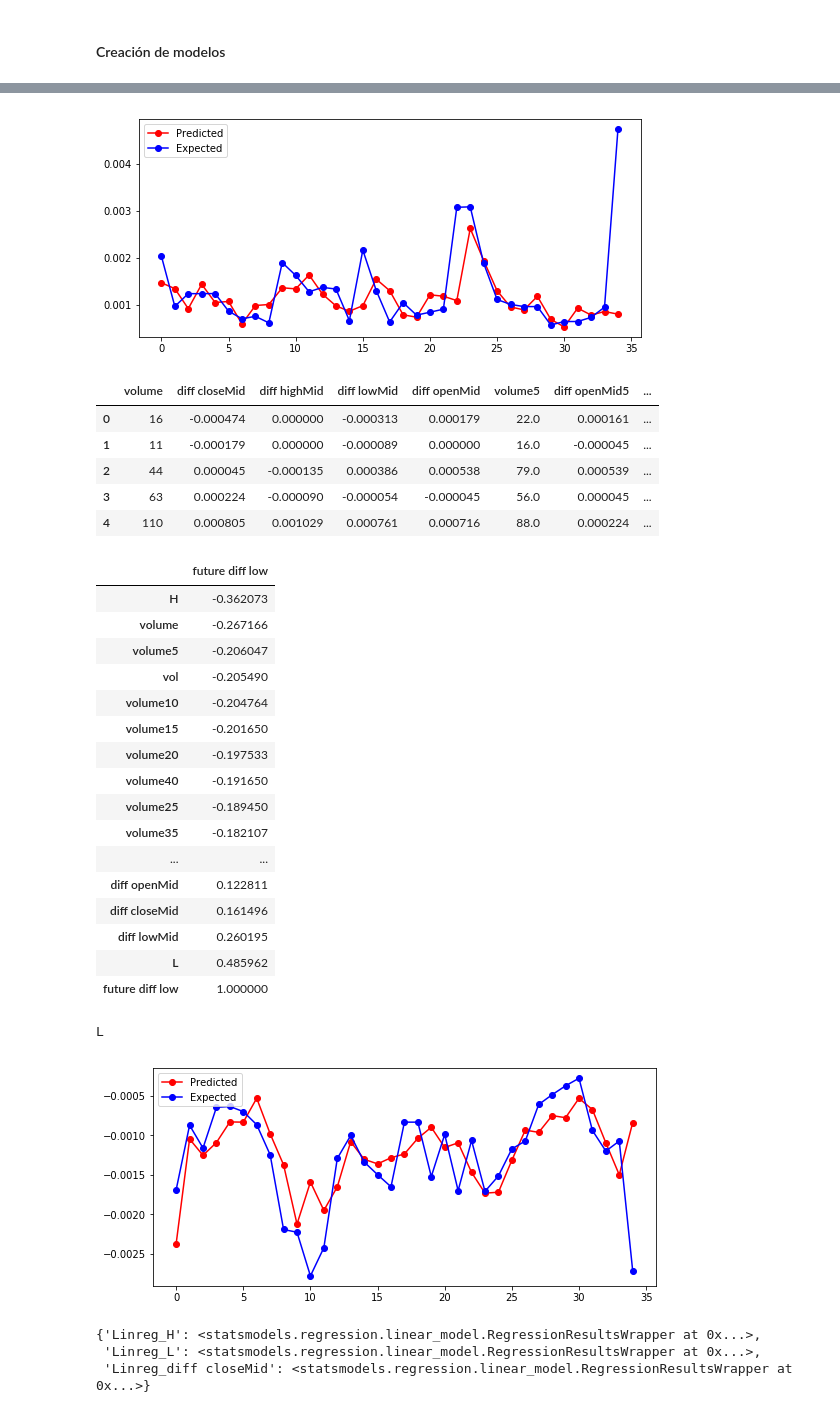
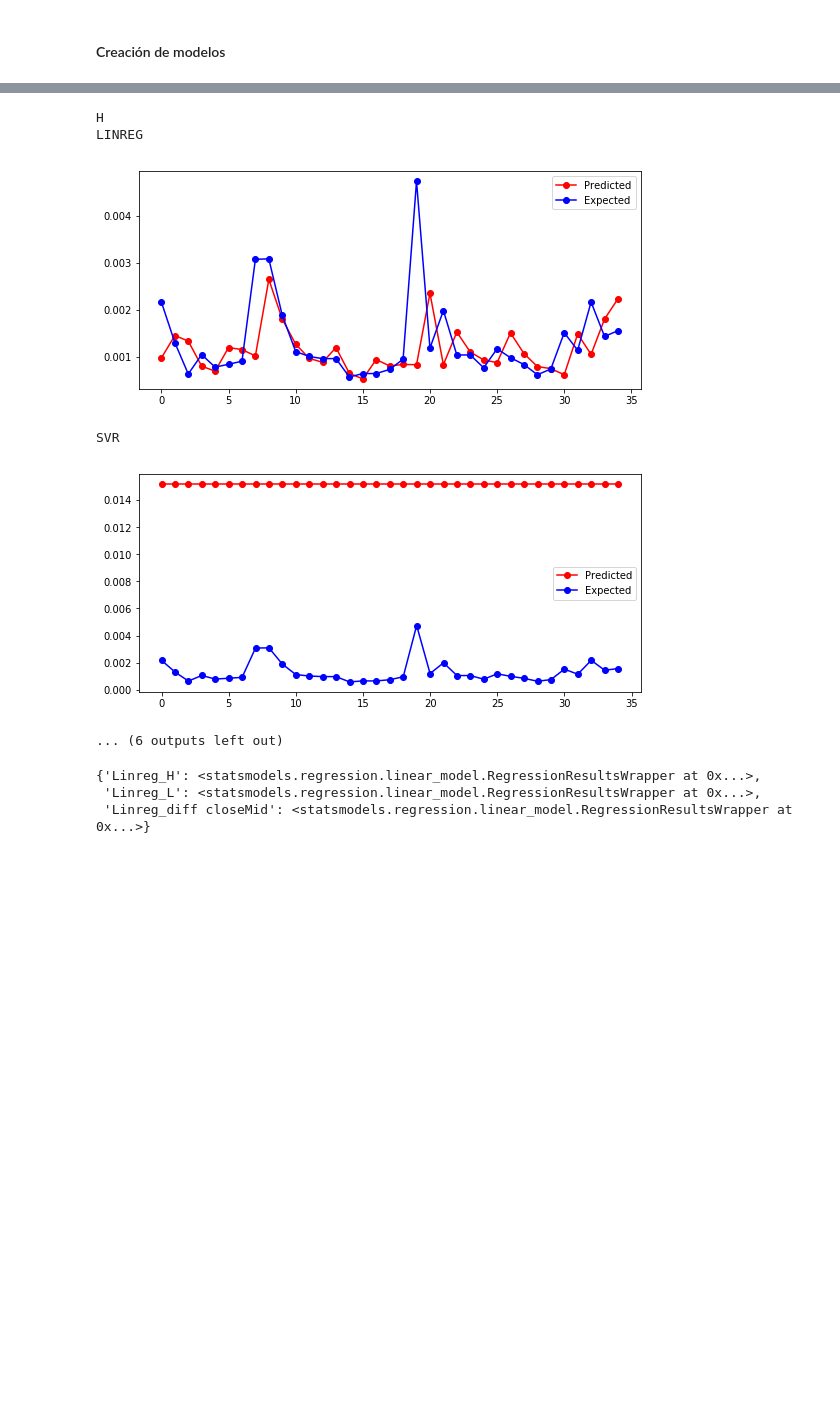
Before and after one commit to FranSerr/stock_prophets, a Jupyter notebook: Notebooks/FX2.ipynb, the cells around one changed output, grey strips where cells are left out. Saved outputs shown, nothing was run; the diff lists cells and outputs as text; code cells hidden in the pictures; blank space fills up the shorter version.

```diff
--- a/Notebooks/FX2.ipynb
+++ b/Notebooks/FX2.ipynb
@@ -527,3 +597,5 @@ df.head()
+# %%
+DF = df.copy()
 # %%
 if pricediff:
     Actuals = ['diff closeMid', 'H', 'L']
@@ -540,6 +612,7 @@ prints = 35
 for actual,response in zip(Actuals, Responses):
     df = DF.copy()
     df[response] = df[actual].shift(-1)
+    df = df.dropna()
     display(df.head())
     display(df.corr()[[response]].sort_values(response))
     X_train, X_test, y_train, y_test = train_test(df, response, train_size=0.75, time_series=True, scaling=None)
@@ -549,16 +622,23 @@ for actual,response in zip(Actuals, Responses):
         X_test = sm.add_constant(X_test, prepend=True, has_constant='skip')
 
     lr = linreg(X_train, y_train)
-    #svr = SVR()
-    #svr.fit(X_train, y_train)
+    svr = SVR()
+    svr.fit(X_train, y_train)
     models["Linreg_{}".format(actual)] = lr
-    #models["SVR_{}".format(actual)] = svr
+    models["SVR_{}".format(actual)] = svr
     print(actual)
     plt.figure(figsize=(9,4))
+    print('LINREG')
     plt.plot(range(len(y_test[:prints])),lr.predict(X_test[:prints]), color='r', marker='o', label='Predicted')
     plt.plot(range(len(y_test[:prints])),y_test[:prints], color='b', marker='o', label='Expected')
     plt.legend()
     plt.show()
+    plt.figure(figsize=(9,4))
+    print('SVR')
+    plt.plot(range(len(y_test[:prints])),svr.predict(X_test[:prints]), color='r', marker='o', label='Predicted')
+    plt.plot(range(len(y_test[:prints])),y_test[:prints], color='b', marker='o', label='Expected')
+    plt.legend()
+    plt.show()
 # %% [output]
 |  | volume | diff closeMid | diff highMid | diff lowMid | diff openMid | volume5 | diff openMid5 | ... |
 | 0 | 16 | -0.000474 | 0.000000 | -0.000313 | 0.000179 | 22.0 | 0.000161 | ... |
@@ -612,29 +694,9 @@ H
-[figure, old version]
-|  | volume | diff closeMid | diff highMid | diff lowMid | diff openMid | volume5 | diff openMid5 | ... |
-| 0 | 16 | -0.000474 | 0.000000 | -0.000313 | 0.000179 | 22.0 | 0.000161 | ... |
-| 1 | 11 | -0.000179 | 0.000000 | -0.000089 | 0.000000 | 16.0 | -0.000045 | ... |
-| 2 | 44 | 0.000045 | -0.000135 | 0.000386 | 0.000538 | 79.0 | 0.000539 | ... |
-| 3 | 63 | 0.000224 | -0.000090 | -0.000054 | -0.000045 | 56.0 | 0.000045 | ... |
-| 4 | 110 | 0.000805 | 0.001029 | 0.000761 | 0.000716 | 88.0 | 0.000224 | ... |
-|  | future diff low |
-| H | -0.362073 |
-| volume | -0.267166 |
-| volume5 | -0.206047 |
-| vol | -0.205490 |
-| volume10 | -0.204764 |
-| volume15 | -0.201650 |
-| volume20 | -0.197533 |
-| volume40 | -0.191650 |
-| volume25 | -0.189450 |
-| volume35 | -0.182107 |
-| ... | ... |
-| diff openMid | 0.122811 |
-| diff closeMid | 0.161496 |
-| diff lowMid | 0.260195 |
-| L | 0.485962 |
-| future diff low | 1.000000 |
-L
+H
+LINREG
-[figure, old version]
+[figure, new version]
+SVR
+[figure, added]
+... (6 outputs left out)
 # %%
 models
 # %% [output]
```
Also changed, not shown: parts of 7 cells of this notebook, 1 other file.
